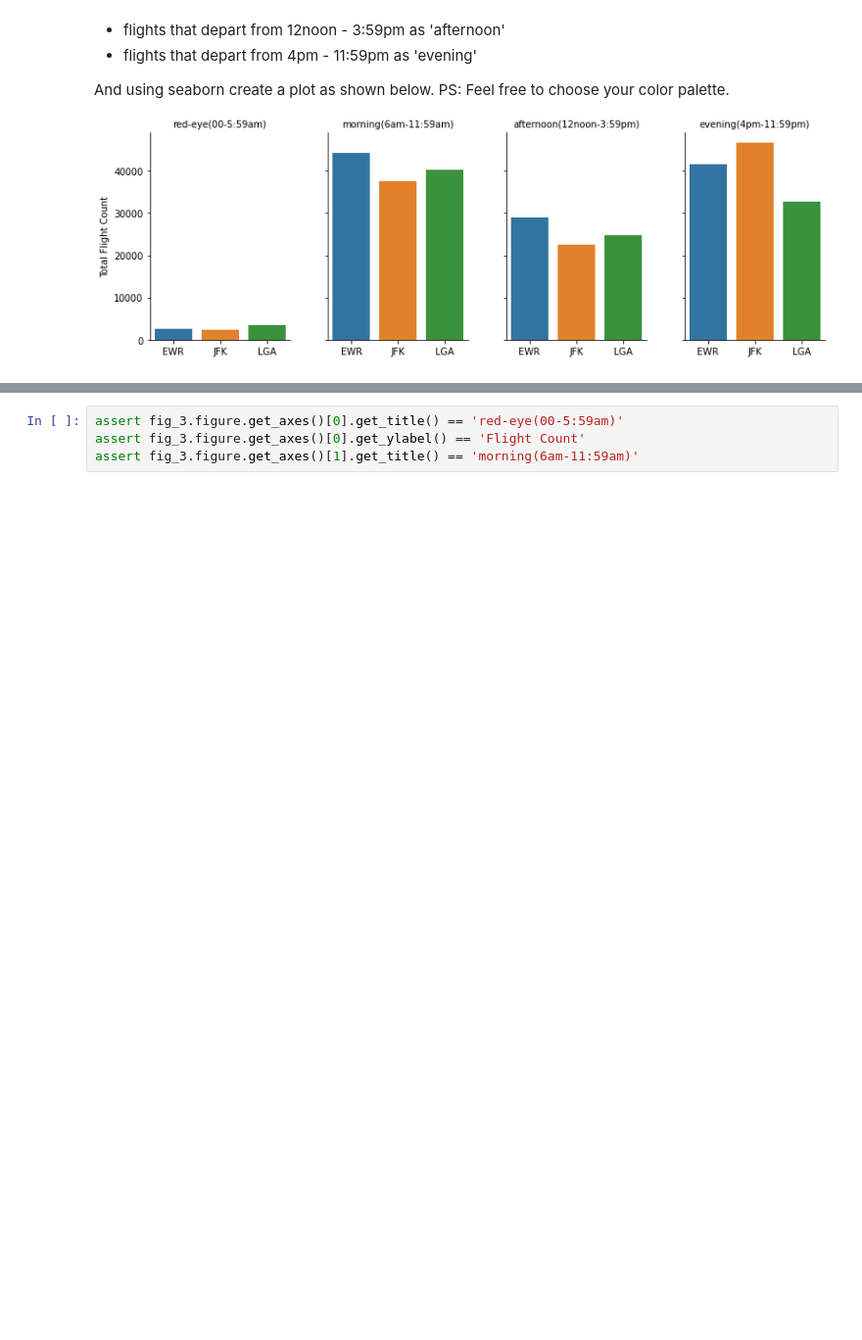
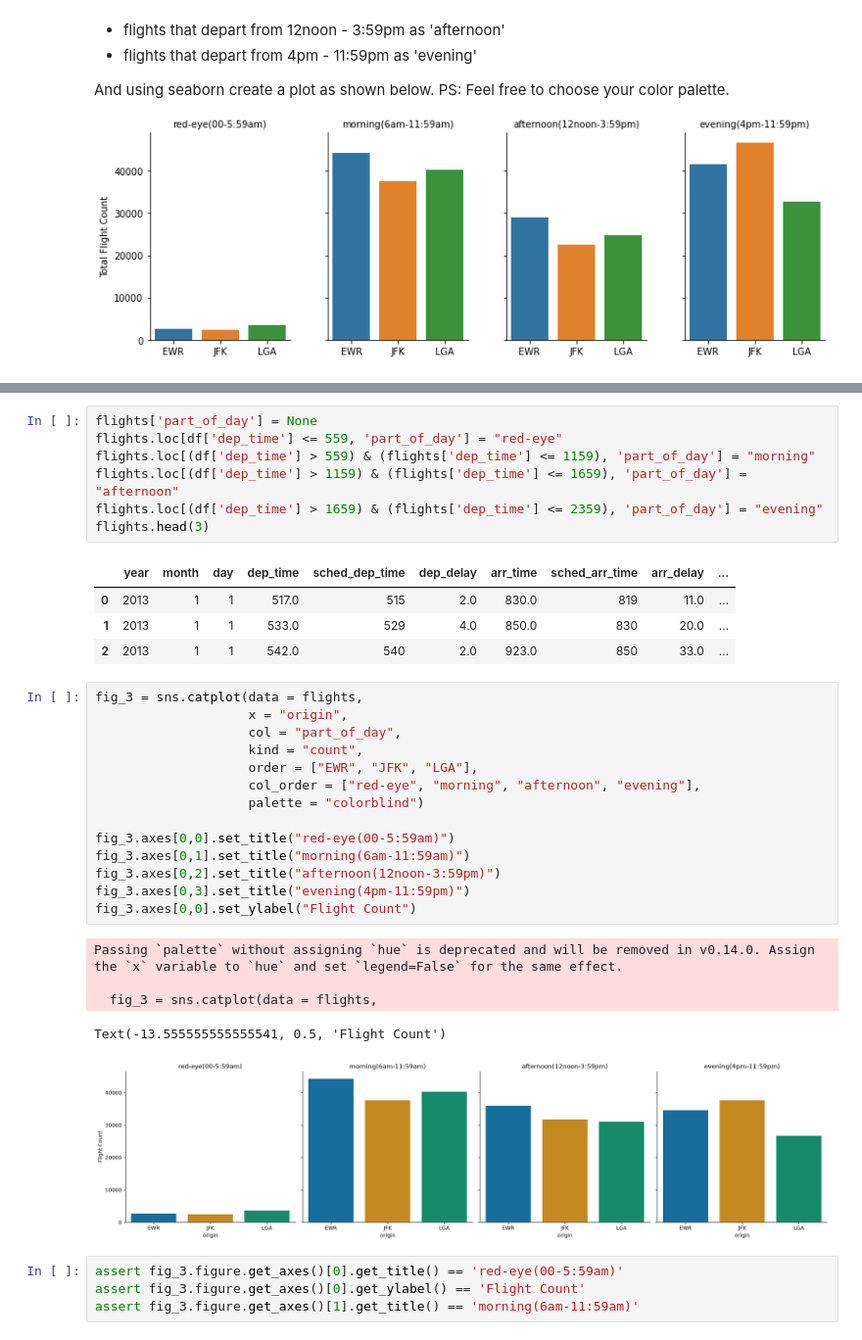
Before and after one commit to lisaminh/stats507, a Jupyter notebook: hw/hw7/hw7.ipynb, the cells around one changed output, grey strips where cells are left out. Shown at 98% size. Drawn from its saved outputs; the diff is of its cells as text; blank space fills up the shorter version.

```diff
--- a/hw/hw7/hw7.ipynb
+++ b/hw/hw7/hw7.ipynb
@@ -218,3 +245,35 @@ raise NotImplementedError()
+# %%
+flights['part_of_day'] = None
+flights.loc[df['dep_time'] <= 559, 'part_of_day'] = "red-eye"
+flights.loc[(df['dep_time'] > 559) & (flights['dep_time'] <= 1159), 'part_of_day'] = "morning"
+flights.loc[(df['dep_time'] > 1159) & (flights['dep_time'] <= 1659), 'part_of_day'] = "afternoon"
+flights.loc[(df['dep_time'] > 1659) & (flights['dep_time'] <= 2359), 'part_of_day'] = "evening"
+flights.head(3)
+# %% [output]
+|  | year | month | day | dep_time | sched_dep_time | dep_delay | arr_time | sched_arr_time | arr_delay | ... |
+| 0 | 2013 | 1 | 1 | 517.0 | 515 | 2.0 | 830.0 | 819 | 11.0 | ... |
+| 1 | 2013 | 1 | 1 | 533.0 | 529 | 4.0 | 850.0 | 830 | 20.0 | ... |
+| 2 | 2013 | 1 | 1 | 542.0 | 540 | 2.0 | 923.0 | 850 | 33.0 | ... |
+# %%
+fig_3 = sns.catplot(data = flights,
+                    x = "origin",
+                    col = "part_of_day",
+                    kind = "count",
+                    order = ["EWR", "JFK", "LGA"],
+                    col_order = ["red-eye", "morning", "afternoon", "evening"],
+                    palette = "colorblind")
+
+fig_3.axes[0,0].set_title("red-eye(00-5:59am)")
+fig_3.axes[0,1].set_title("morning(6am-11:59am)")
+fig_3.axes[0,2].set_title("afternoon(12noon-3:59pm)")
+fig_3.axes[0,3].set_title("evening(4pm-11:59pm)")
+fig_3.axes[0,0].set_ylabel("Flight Count")
+# %% [output]
+Passing `palette` without assigning `hue` is deprecated and will be removed in v0.14.0. Assign the `x` variable to `hue` and set `legend=False` for the same effect.
+
+  fig_3 = sns.catplot(data = flights,
+Text(-13.555555555555541, 0.5, 'Flight Count')
+[figure, added]
 # %%
 assert fig_3.figure.get_axes()[0].get_title() == 'red-eye(00-5:59am)'
 assert fig_3.figure.get_axes()[0].get_ylabel() == 'Flight Count'
```
Also changed, not shown: parts of 8 cells of this notebook.
